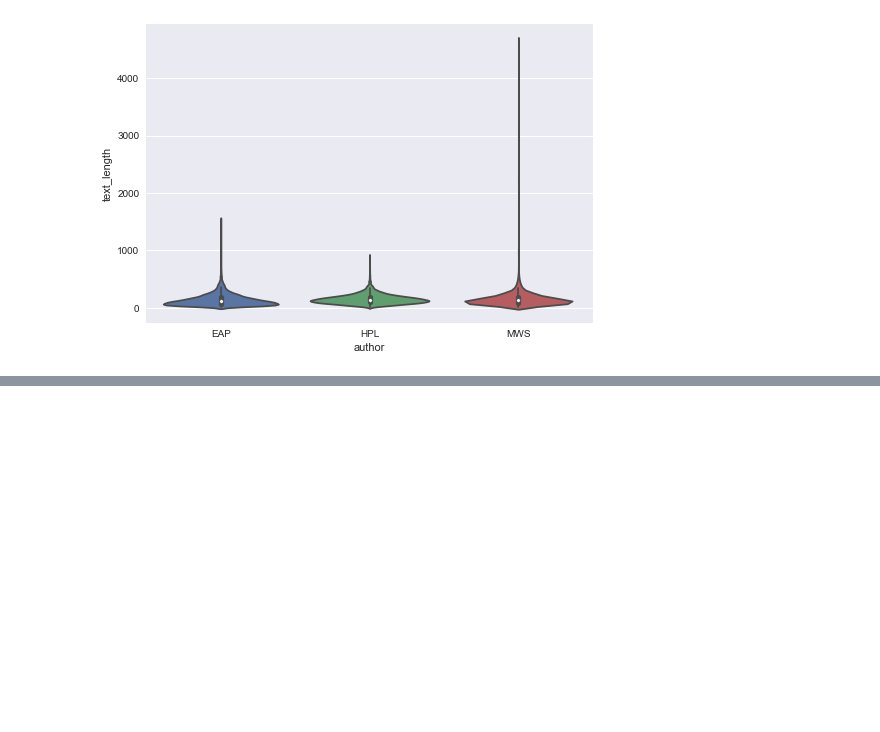
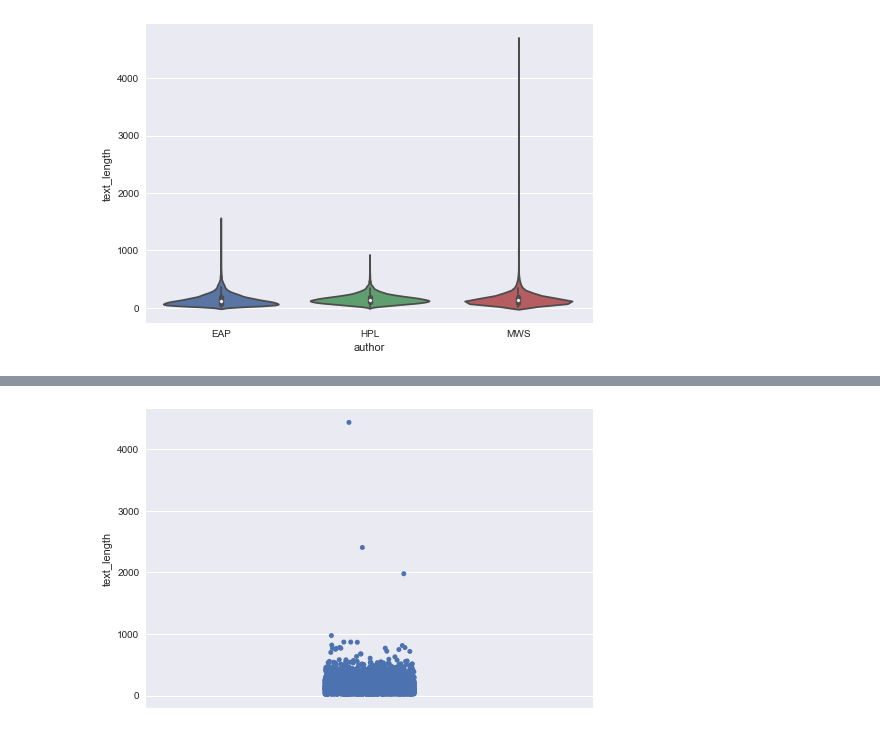
Before and after one commit to VivianAngela/spooky_authors, a Jupyter notebook: data_exploration.ipynb, the cells around one changed output, grey strips where cells are left out. Cells and saved outputs as stored; diff of their text form; code cells hidden in the pictures; blank space fills up the shorter version.

Commit message:
text length in test set

```diff
--- a/data_exploration.ipynb
+++ b/data_exploration.ipynb
@@ -45,3 +49,5 @@ ax = sns.stripplot(x="author", y="word_count", data=train, jitter=True)
 ax = sns.violinplot(x='author', y='text_length', data=train)
 # %% [output]
 [figure]
+# %%
+test['text_length'] = test['text'].apply(len)
@@ -47,0 +59,4 @@ ax = sns.violinplot(x='author', y='text_length', data=train)
+# %%
+ax = sns.stripplot(y='text_length', data=test, jitter=True)
+# %% [output]
+[figure, added]
```
Also changed, not shown: parts of 2 cells of this notebook.
